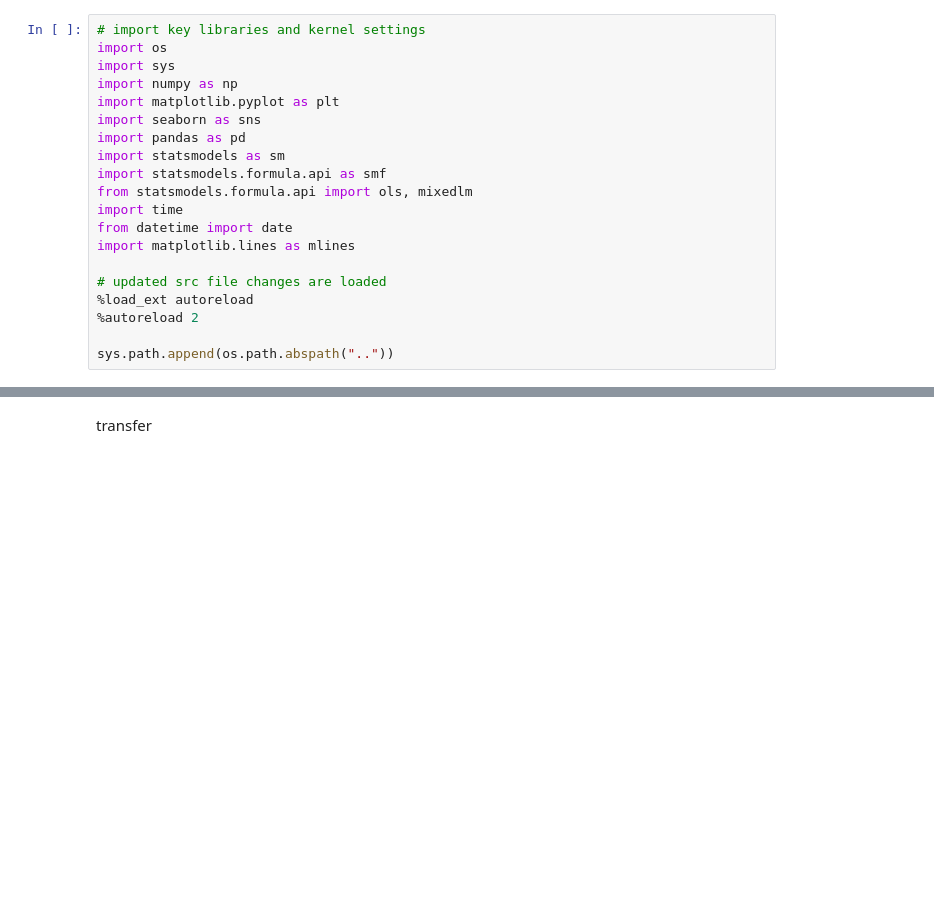
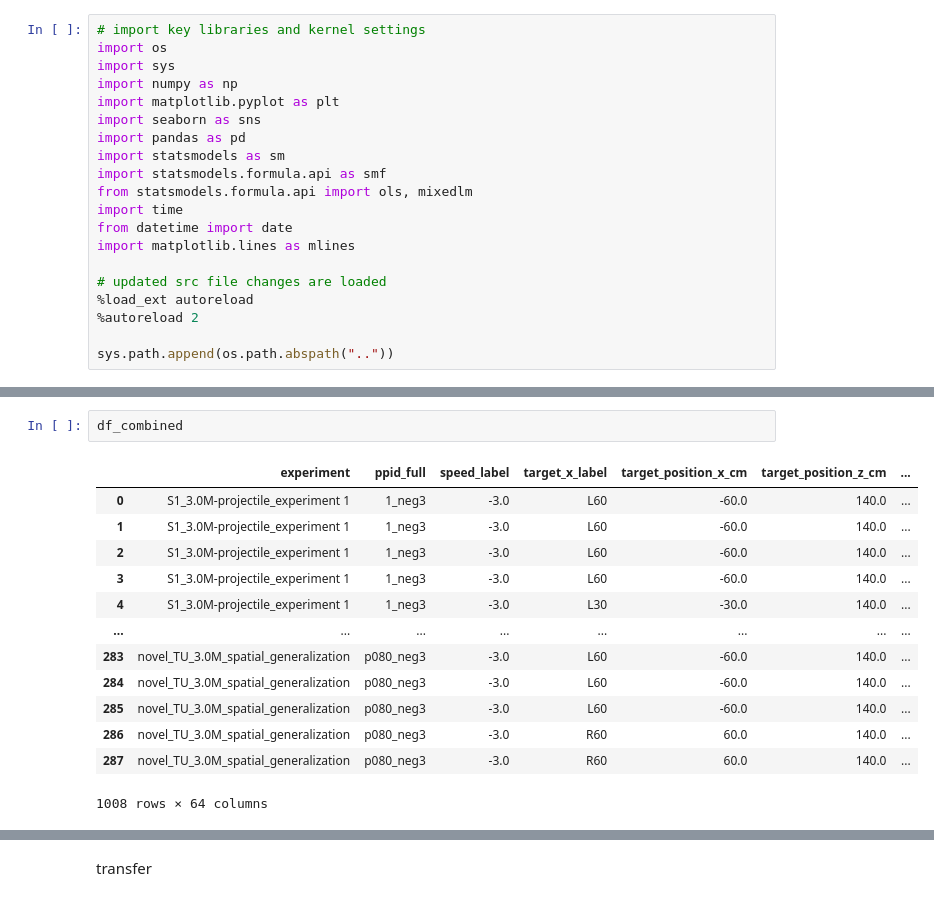
Before and after one commit to jacobjb02/vr-motor-adaptation-notebooks, a Jupyter notebook: Notebook/PY_Single_vs_Dual_generalization.ipynb, the cells around one changed output, grey strips where cells are left out. Saved outputs shown, nothing was run; the diff lists cells and outputs as text; blank space fills up the shorter version.

```diff
--- a/Notebook/PY_Single_vs_Dual_generalization.ipynb
+++ b/Notebook/PY_Single_vs_Dual_generalization.ipynb
@@ -34,3 +42,19 @@ df_early_late_single_3_all = pd.read_csv("../data/spatial_generalization/early_l
+# %%
+df_combined
+# %% [output]
+|  | experiment | ppid_full | speed_label | target_x_label | target_position_x_cm | target_position_z_cm | ... |
+| 0 | S1_3.0M-projectile_experiment 1 | 1_neg3 | -3.0 | L60 | -60.0 | 140.0 | ... |
+| 1 | S1_3.0M-projectile_experiment 1 | 1_neg3 | -3.0 | L60 | -60.0 | 140.0 | ... |
+| 2 | S1_3.0M-projectile_experiment 1 | 1_neg3 | -3.0 | L60 | -60.0 | 140.0 | ... |
+| 3 | S1_3.0M-projectile_experiment 1 | 1_neg3 | -3.0 | L60 | -60.0 | 140.0 | ... |
+| 4 | S1_3.0M-projectile_experiment 1 | 1_neg3 | -3.0 | L30 | -30.0 | 140.0 | ... |
+| ... | ... | ... | ... | ... | ... | ... | ... |
+| 283 | novel_TU_3.0M_spatial_generalization | p080_neg3 | -3.0 | L60 | -60.0 | 140.0 | ... |
+| 284 | novel_TU_3.0M_spatial_generalization | p080_neg3 | -3.0 | L60 | -60.0 | 140.0 | ... |
+| 285 | novel_TU_3.0M_spatial_generalization | p080_neg3 | -3.0 | L60 | -60.0 | 140.0 | ... |
+| 286 | novel_TU_3.0M_spatial_generalization | p080_neg3 | -3.0 | R60 | 60.0 | 140.0 | ... |
+| 287 | novel_TU_3.0M_spatial_generalization | p080_neg3 | -3.0 | R60 | 60.0 | 140.0 | ... |
+1008 rows × 64 columns
 # %%
 # combine df_early_late_single_3_f75 & df_early_late_dual_3
 df_combined_f75 = pd.concat([df_early_late_dual_3, df_early_late_single_3_f75])
```
Also changed, not shown: parts of 6 cells of this notebook, 4 other files.
